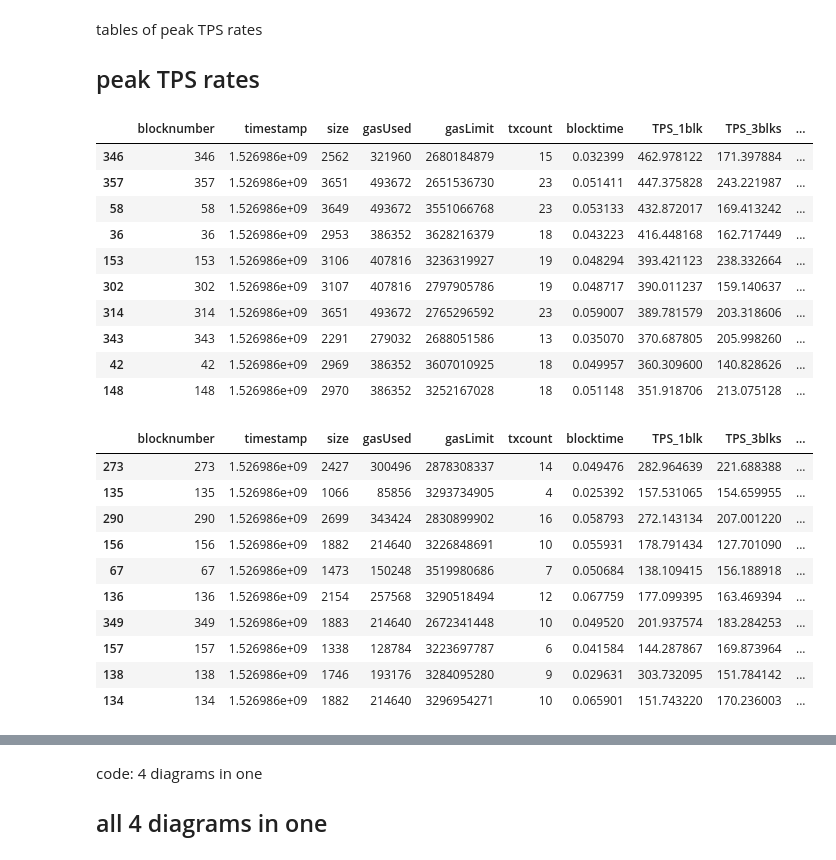
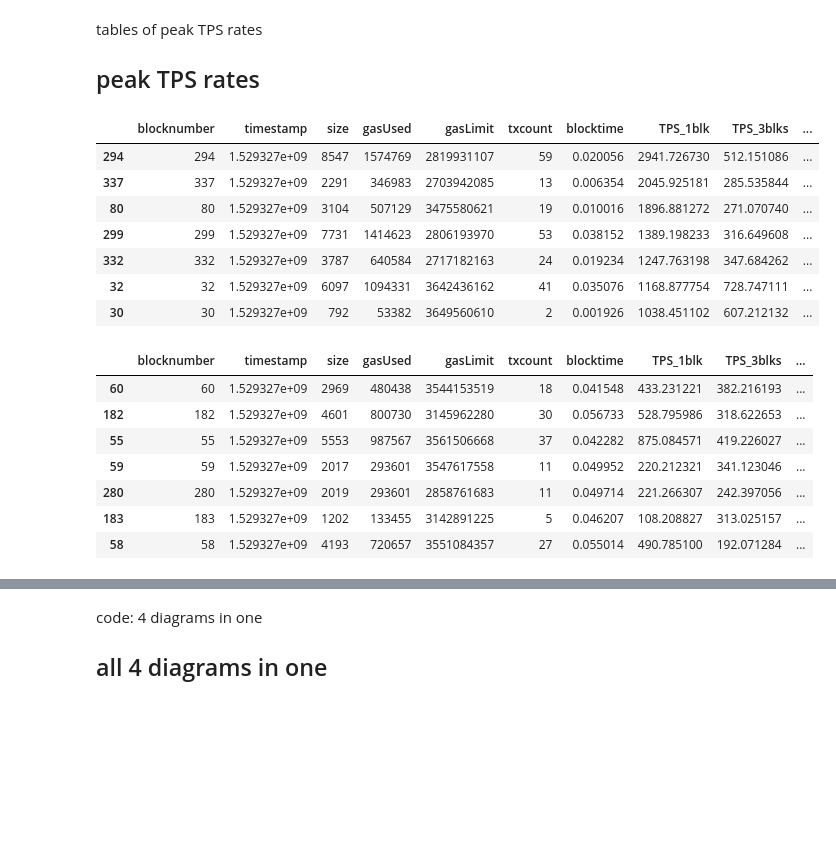
Before and after one commit to drandreaskrueger/chainhammer, a Jupyter notebook: chainreader/blocksDB_analyze_quorum-raft.ipynb, the cells around one changed output, grey strips where cells are left out. Saved outputs shown, nothing was run; the diff lists cells and outputs as text; code cells hidden in the pictures; blank space fills up the shorter version.

```diff
--- a/chainreader/blocksDB_analyze_quorum-raft.ipynb
+++ b/chainreader/blocksDB_analyze_quorum-raft.ipynb
@@ -49,6 +45,12 @@ Results
 * [experiment 3](#experiment 3)
 # %% [markdown]
 <a id='database'>Database</a>
+# %%
+# Settings
+
+DBFILE="allblocks-quorum-raft.db"
+RAFT = True
+NAME_PREFIX="quorum-raft"
 # %%
 #dependencies
 
@@ -62,7 +64,6 @@ import matplotlib; print("matplotlib version", matplotlib.__version__)
 # https://github.com/matplotlib/matplotlib/issues/5907#issuecomment-179001811
 matplotlib.rcParams['agg.path.chunksize'] = 10000
 
-DBFILE="allblocks-quorum.db"
 print ("\nReading blocks table from", DBFILE)
 # %% [output]
 sqlite3 version 2.6.0
@@ -173,3 +174,6 @@ conn.close()
 # %%
-# transform nanoseconds to seconds
-df["timestamp"]=df["timestamp"]/1000000000
+# quorum raft uses nanoseconds, not seconds --> transform nanoseconds to seconds
+if RAFT:
+    df["timestamp"]=df["timestamp"]/1000000000
+    print ("corrected timestamps because RAFT")
+df[:10]
@@ -220,32 +250,26 @@ add_GLPS(df, numBlocks=5)
 # %%
 # peak TPS single block
 
-df.sort_values(by=['TPS_1blk'], ascending=False)[0:10]
+df.sort_values(by=['TPS_1blk'], ascending=False)[0:7]
 # %% [output]
 |  | blocknumber | timestamp | size | gasUsed | gasLimit | txcount | blocktime | TPS_1blk | TPS_3blks | ... |
-| 346 | 346 | 1.526986e+09 | 2562 | 321960 | 2680184879 | 15 | 0.032399 | 462.978122 | 171.397884 | ... |
-| 357 | 357 | 1.526986e+09 | 3651 | 493672 | 2651536730 | 23 | 0.051411 | 447.375828 | 243.221987 | ... |
-| 58 | 58 | 1.526986e+09 | 3649 | 493672 | 3551066768 | 23 | 0.053133 | 432.872017 | 169.413242 | ... |
-| 36 | 36 | 1.526986e+09 | 2953 | 386352 | 3628216379 | 18 | 0.043223 | 416.448168 | 162.717449 | ... |
-| 153 | 153 | 1.526986e+09 | 3106 | 407816 | 3236319927 | 19 | 0.048294 | 393.421123 | 238.332664 | ... |
-| 302 | 302 | 1.526986e+09 | 3107 | 407816 | 2797905786 | 19 | 0.048717 | 390.011237 | 159.140637 | ... |
-| 314 | 314 | 1.526986e+09 | 3651 | 493672 | 2765296592 | 23 | 0.059007 | 389.781579 | 203.318606 | ... |
-| 343 | 343 | 1.526986e+09 | 2291 | 279032 | 2688051586 | 13 | 0.035070 | 370.687805 | 205.998260 | ... |
-| 42 | 42 | 1.526986e+09 | 2969 | 386352 | 3607010925 | 18 | 0.049957 | 360.309600 | 140.828626 | ... |
-| 148 | 148 | 1.526986e+09 | 2970 | 386352 | 3252167028 | 18 | 0.051148 | 351.918706 | 213.075128 | ... |
+| 294 | 294 | 1.529327e+09 | 8547 | 1574769 | 2819931107 | 59 | 0.020056 | 2941.726730 | 512.151086 | ... |
+| 337 | 337 | 1.529327e+09 | 2291 | 346983 | 2703942085 | 13 | 0.006354 | 2045.925181 | 285.535844 | ... |
+| 80 | 80 | 1.529327e+09 | 3104 | 507129 | 3475580621 | 19 | 0.010016 | 1896.881272 | 271.070740 | ... |
+| 299 | 299 | 1.529327e+09 | 7731 | 1414623 | 2806193970 | 53 | 0.038152 | 1389.198233 | 316.649608 | ... |
+| 332 | 332 | 1.529327e+09 | 3787 | 640584 | 2717182163 | 24 | 0.019234 | 1247.763198 | 347.684262 | ... |
+| 32 | 32 | 1.529327e+09 | 6097 | 1094331 | 3642436162 | 41 | 0.035076 | 1168.877754 | 728.747111 | ... |
+| 30 | 30 | 1.529327e+09 | 792 | 53382 | 3649560610 | 2 | 0.001926 | 1038.451102 | 607.212132 | ... |
 # %%
 # peak TPS over ten blocks
 
-df.sort_values(by=['TPS_10blks'], ascending=False)[0:10]
+df.sort_values(by=['TPS_10blks'], ascending=False)[0:7]
 # %% [output]
 |  | blocknumber | timestamp | size | gasUsed | gasLimit | txcount | blocktime | TPS_1blk | TPS_3blks | ... |
-| 273 | 273 | 1.526986e+09 | 2427 | 300496 | 2878308337 | 14 | 0.049476 | 282.964639 | 221.688388 | ... |
-| 135 | 135 | 1.526986e+09 | 1066 | 85856 | 3293734905 | 4 | 0.025392 | 157.531065 | 154.659955 | ... |
-| 290 | 290 | 1.526986e+09 | 2699 | 343424 | 2830899902 | 16 | 0.058793 | 272.143134 | 207.001220 | ... |
-| 156 | 156 | 1.526986e+09 | 1882 | 214640 | 3226848691 | 10 | 0.055931 | 178.791434 | 127.701090 | ... |
-| 67 | 67 | 1.526986e+09 | 1473 | 150248 | 3519980686 | 7 | 0.050684 | 138.109415 | 156.188918 | ... |
-| 136 | 136 | 1.526986e+09 | 2154 | 257568 | 3290518494 | 12 | 0.067759 | 177.099395 | 163.469394 | ... |
-| 349 | 349 | 1.526986e+09 | 1883 | 214640 | 2672341448 | 10 | 0.049520 | 201.937574 | 183.284253 | ... |
-| 157 | 157 | 1.526986e+09 | 1338 | 128784 | 3223697787 | 6 | 0.041584 | 144.287867 | 169.873964 | ... |
-| 138 | 138 | 1.526986e+09 | 1746 | 193176 | 3284095280 | 9 | 0.029631 | 303.732095 | 151.784142 | ... |
-| 134 | 134 | 1.526986e+09 | 1882 | 214640 | 3296954271 | 10 | 0.065901 | 151.743220 | 170.236003 | ... |
+| 60 | 60 | 1.529327e+09 | 2969 | 480438 | 3544153519 | 18 | 0.041548 | 433.231221 | 382.216193 | ... |
+| 182 | 182 | 1.529327e+09 | 4601 | 800730 | 3145962280 | 30 | 0.056733 | 528.795986 | 318.622653 | ... |
+| 55 | 55 | 1.529327e+09 | 5553 | 987567 | 3561506668 | 37 | 0.042282 | 875.084571 | 419.226027 | ... |
+| 59 | 59 | 1.529327e+09 | 2017 | 293601 | 3547617558 | 11 | 0.049952 | 220.212321 | 341.123046 | ... |
+| 280 | 280 | 1.529327e+09 | 2019 | 293601 | 2858761683 | 11 | 0.049714 | 221.266307 | 242.397056 | ... |
+| 183 | 183 | 1.529327e+09 | 1202 | 133455 | 3142891225 | 5 | 0.046207 | 108.208827 | 313.025157 | ... |
+| 58 | 58 | 1.529327e+09 | 4193 | 720657 | 3551084357 | 27 | 0.055014 | 490.785100 | 192.071284 | ... |
```
Also changed, not shown: parts of 19 cells of this notebook, 3 other files.
